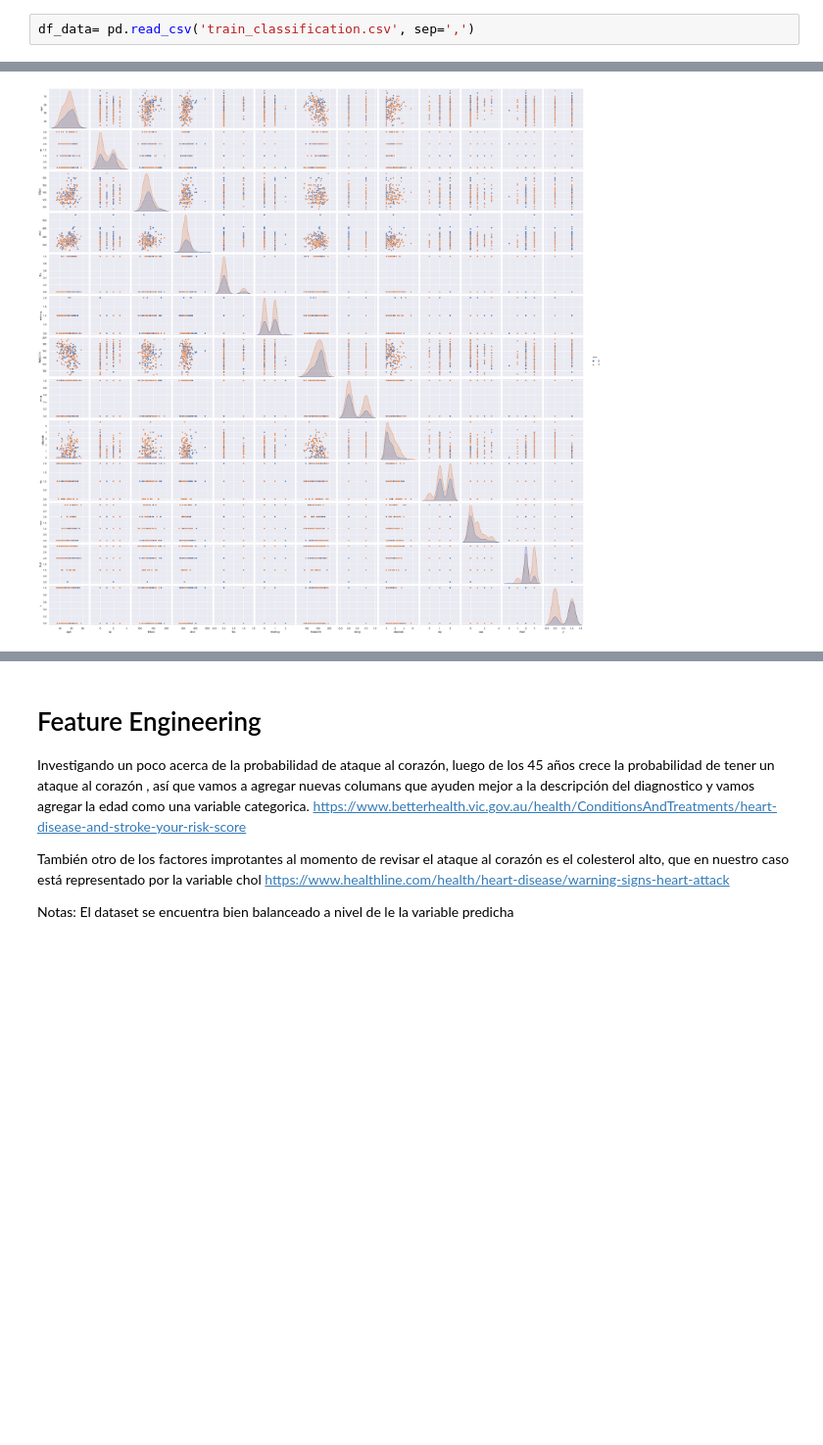
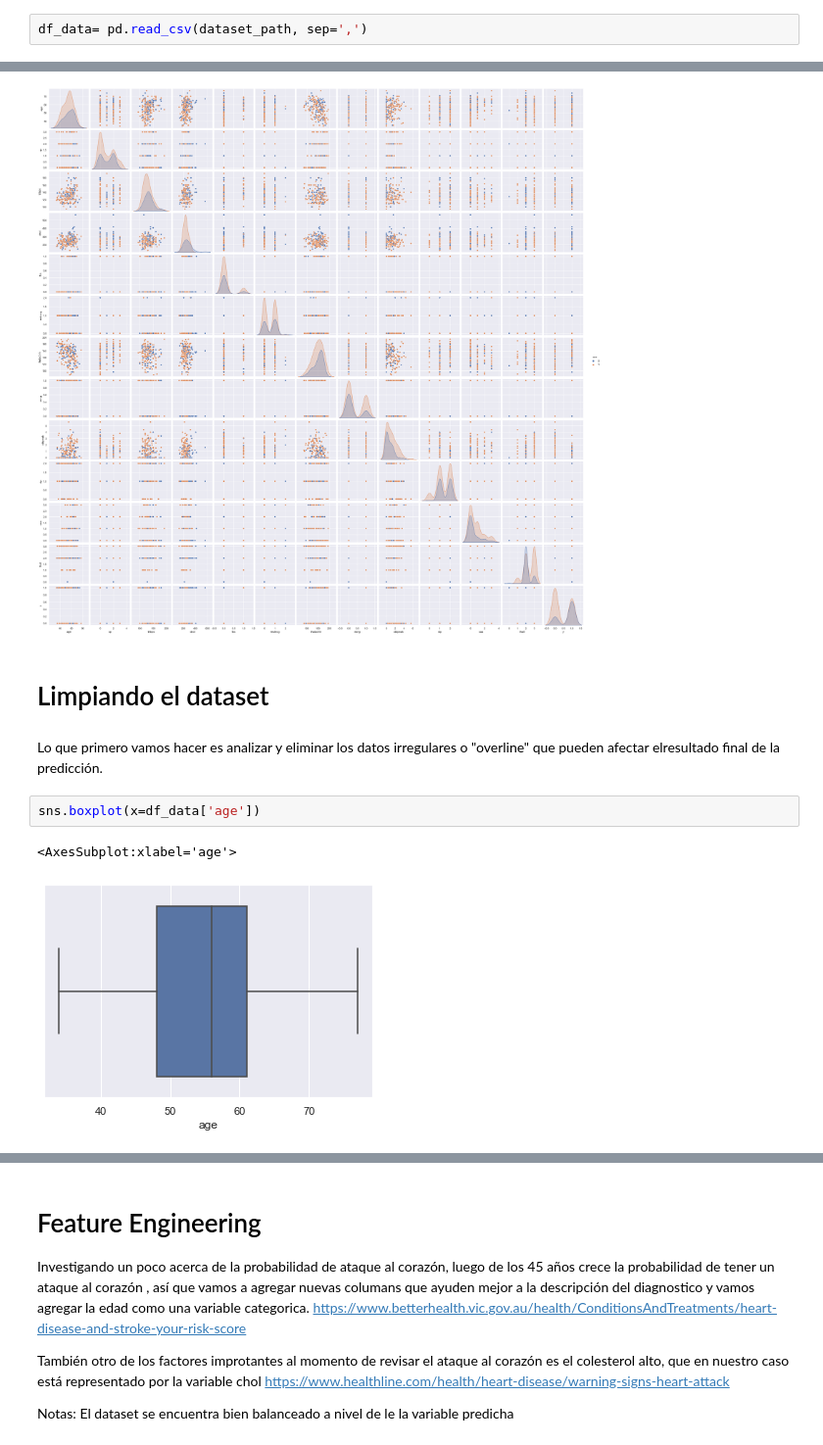
Before and after one commit to alejoaj22/ml-tarea-competencia, a Jupyter notebook: report _tarea_reto.ipynb, the cells around one changed output, grey strips where cells are left out. Shown at 98% size. Drawn from its saved outputs; the diff is of its cells as text; blank space fills up the shorter version.

```diff
--- a/report _tarea_reto.ipynb
+++ b/report _tarea_reto.ipynb
@@ -40,7 +75,7 @@ dataset = data.get_dataset(
 # %% [markdown]
 Analisis exploratorio de los datos
 # %%
-df_data= pd.read_csv('train_classification.csv', sep=',')
+df_data= pd.read_csv(dataset_path, sep=',')
 # %%
 df_data.head(5)
 # %% [output]
@@ -98,3 +137,12 @@ plt.title("Histograma de los ataques al croazón");
 sns.pairplot(df_data, hue="sex");
 # %% [output]
 [figure]
+# %% [markdown]
+# Limpiando el dataset
+# %% [markdown]
+Lo que primero vamos hacer es analizar y eliminar los datos irregulares o "overline" que pueden afectar elresultado final de la predicción.
+# %%
+sns.boxplot(x=df_data['age'])
+# %% [output]
+<AxesSubplot:xlabel='age'>
+[figure, added]
```
Also changed, not shown: parts of 39 cells of this notebook, 5 other files.
